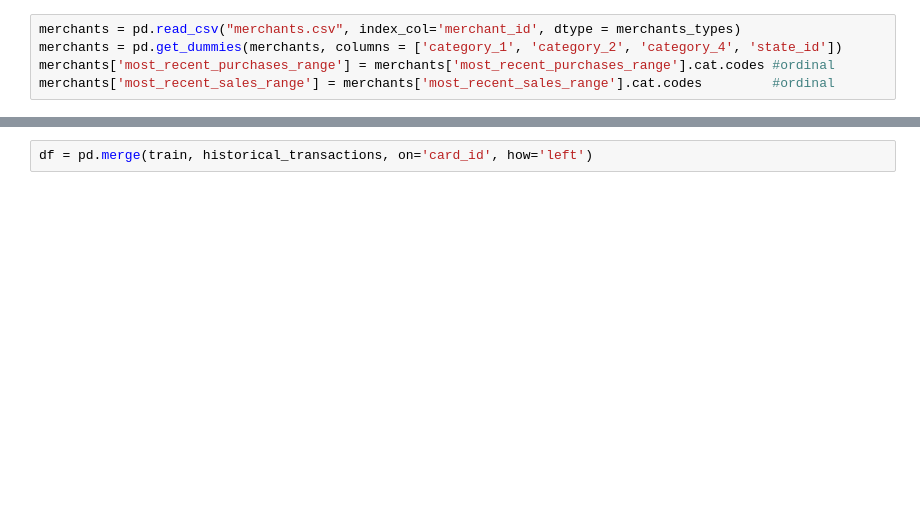
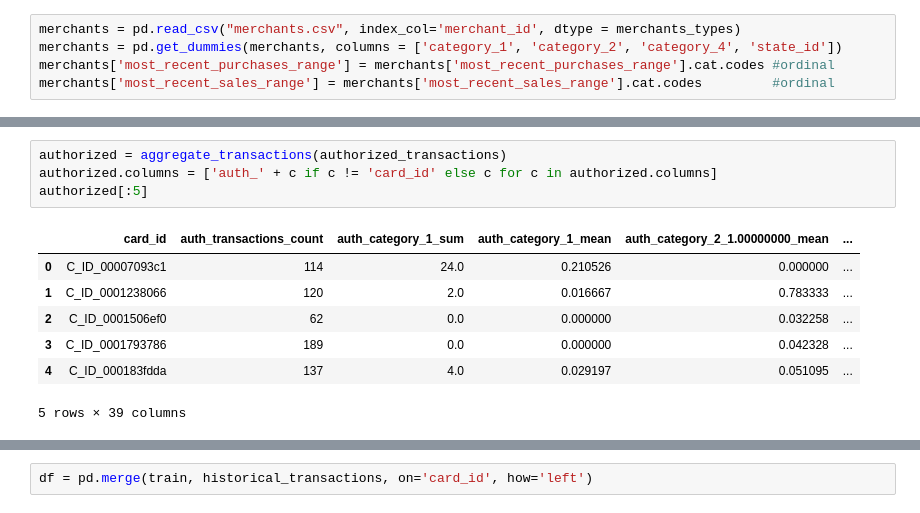
Before and after one commit to mgrzegorz/first, a Jupyter notebook: kaggle_project_1.ipynb, the cells around one changed output, grey strips where cells are left out. Saved outputs shown, nothing was run; the diff lists cells and outputs as text; blank space fills up the shorter version.

```diff
--- a/kaggle_project_1.ipynb
+++ b/kaggle_project_1.ipynb
@@ -138,0 +296,12 @@ merchants['most_recent_sales_range'] = merchants['most_recent_sales_range'].cat.
+# %%
+authorized = aggregate_transactions(authorized_transactions)
+authorized.columns = ['auth_' + c if c != 'card_id' else c for c in authorized.columns]
+authorized[:5]
+# %% [output]
+|  | card_id | auth_transactions_count | auth_category_1_sum | auth_category_1_mean | auth_category_2_1.00000000_mean | ... |
+| 0 | C_ID_00007093c1 | 114 | 24.0 | 0.210526 | 0.000000 | ... |
+| 1 | C_ID_0001238066 | 120 | 2.0 | 0.016667 | 0.783333 | ... |
+| 2 | C_ID_0001506ef0 | 62 | 0.0 | 0.000000 | 0.032258 | ... |
+| 3 | C_ID_0001793786 | 189 | 0.0 | 0.000000 | 0.042328 | ... |
+| 4 | C_ID_000183fdda | 137 | 4.0 | 0.029197 | 0.051095 | ... |
+5 rows × 39 columns
```
Also changed, not shown: parts of 34 cells of this notebook.
